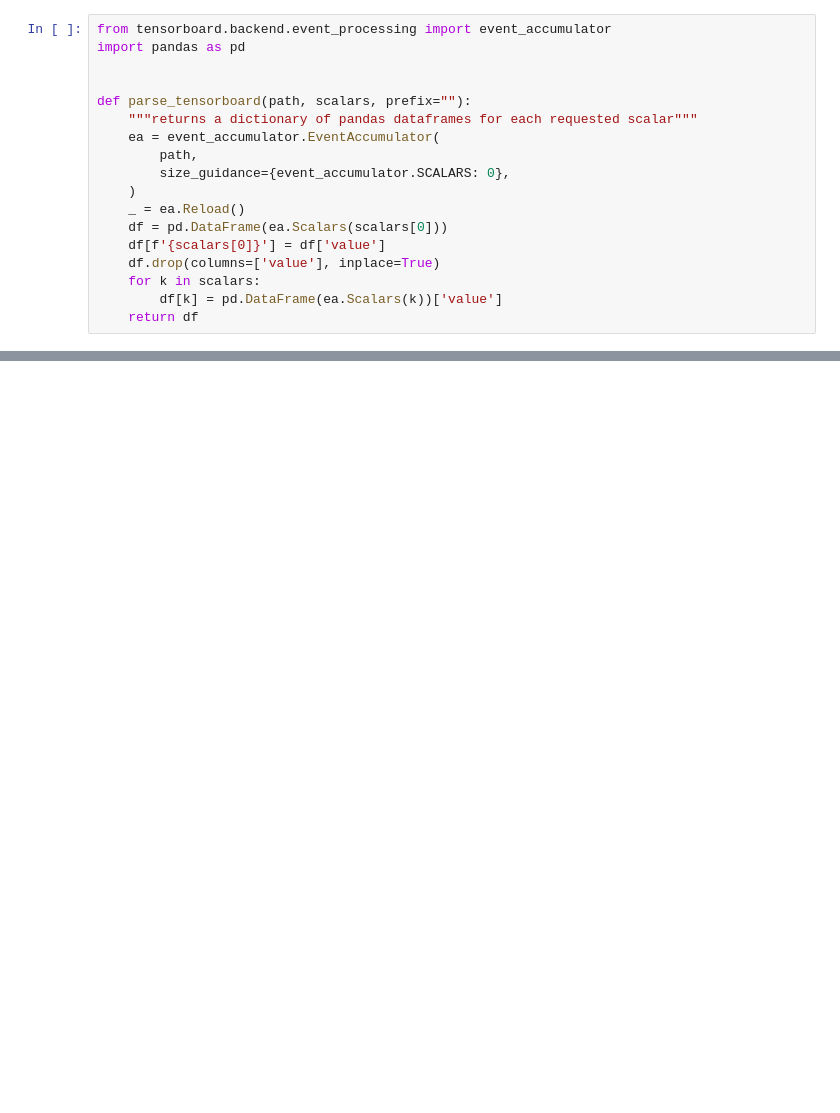
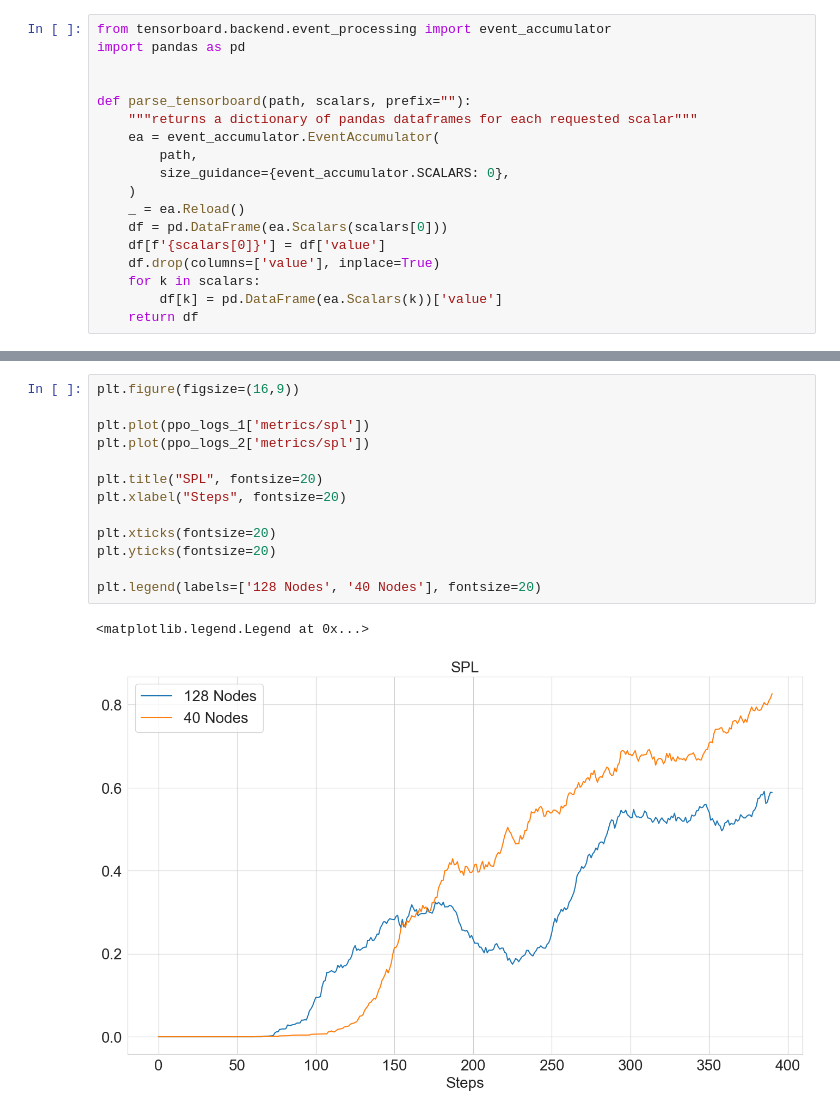
Before and after one commit to Nay-AbiAkl/VisualIntelligence, a Jupyter notebook: To submit/ran_notebook.ipynb, the cells around one changed output, grey strips where cells are left out. Cells and saved outputs as stored; diff of their text form; blank space fills up the shorter version.

```diff
--- a/To submit/ran_notebook.ipynb
+++ b/To submit/ran_notebook.ipynb
@@ -232,0 +279,16 @@ plt.legend()
+# %%
+plt.figure(figsize=(16,9))
+
+plt.plot(ppo_logs_1['metrics/spl'])
+plt.plot(ppo_logs_2['metrics/spl'])
+
+plt.title("SPL", fontsize=20)
+plt.xlabel("Steps", fontsize=20)
+
+plt.xticks(fontsize=20)
+plt.yticks(fontsize=20)
+
+plt.legend(labels=['128 Nodes', '40 Nodes'], fontsize=20)
+# %% [output]
+<matplotlib.legend.Legend at 0x...>
+[figure, added]
```
Also changed, not shown: parts of 30 cells of this notebook.
